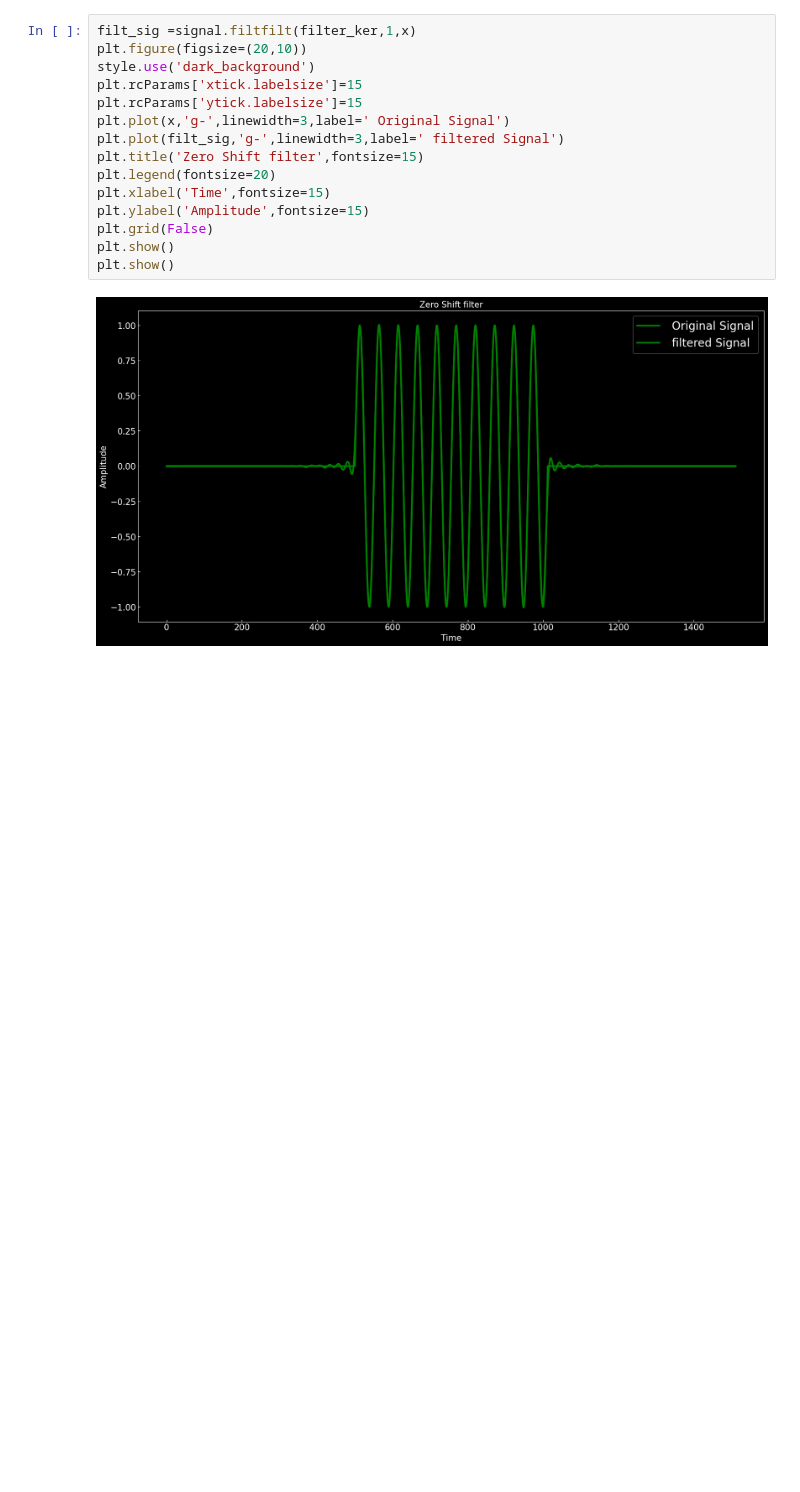
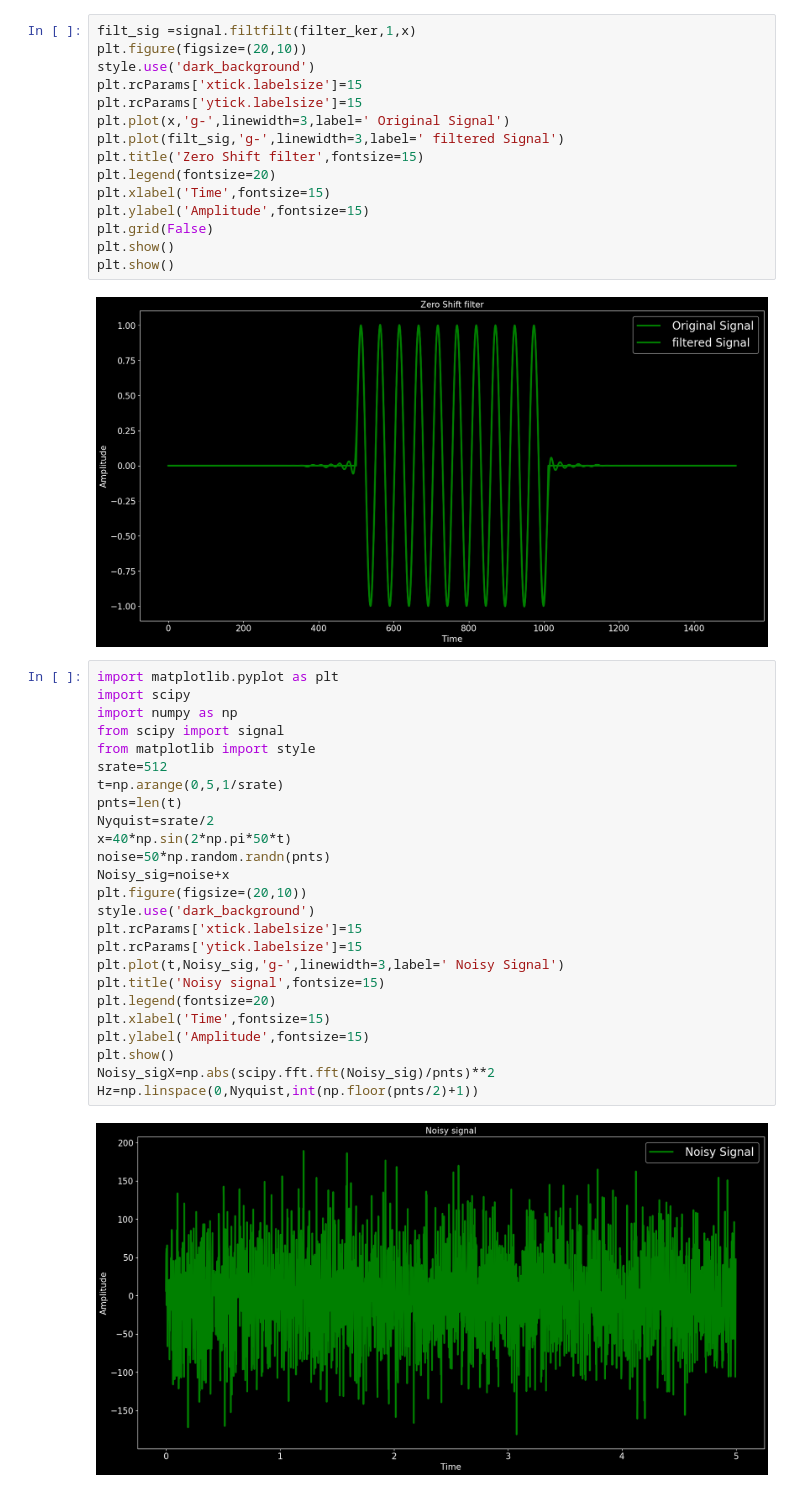
Before and after one commit to RahulChowdary221/Hello-DSP, a Jupyter notebook: FIR_filterDesign.ipynb, the cells around one changed output. Cells and saved outputs as stored; diff of their text form; blank space fills up the shorter version.

```diff
--- a/FIR_filterDesign.ipynb
+++ b/FIR_filterDesign.ipynb
@@ -206,3 +206,30 @@ plt.show()
 plt.show()
 # %% [output]
 [figure]
+# %%
+import matplotlib.pyplot as plt
+import scipy
+import numpy as np
+from scipy import signal
+from matplotlib import style
+srate=512
+t=np.arange(0,5,1/srate)
+pnts=len(t)
+Nyquist=srate/2
+x=40*np.sin(2*np.pi*50*t)
+noise=50*np.random.randn(pnts)
+Noisy_sig=noise+x
+plt.figure(figsize=(20,10))
+style.use('dark_background')
+plt.rcParams['xtick.labelsize']=15
+plt.rcParams['ytick.labelsize']=15
+plt.plot(t,Noisy_sig,'g-',linewidth=3,label=' Noisy Signal')
+plt.title('Noisy signal',fontsize=15)
+plt.legend(fontsize=20)
+plt.xlabel('Time',fontsize=15)
+plt.ylabel('Amplitude',fontsize=15)
+plt.show()
+Noisy_sigX=np.abs(scipy.fft.fft(Noisy_sig)/pnts)**2
+Hz=np.linspace(0,Nyquist,int(np.floor(pnts/2)+1))
+# %% [output]
+[figure, added]
```
Also changed, not shown: parts of 13 cells of this notebook.
